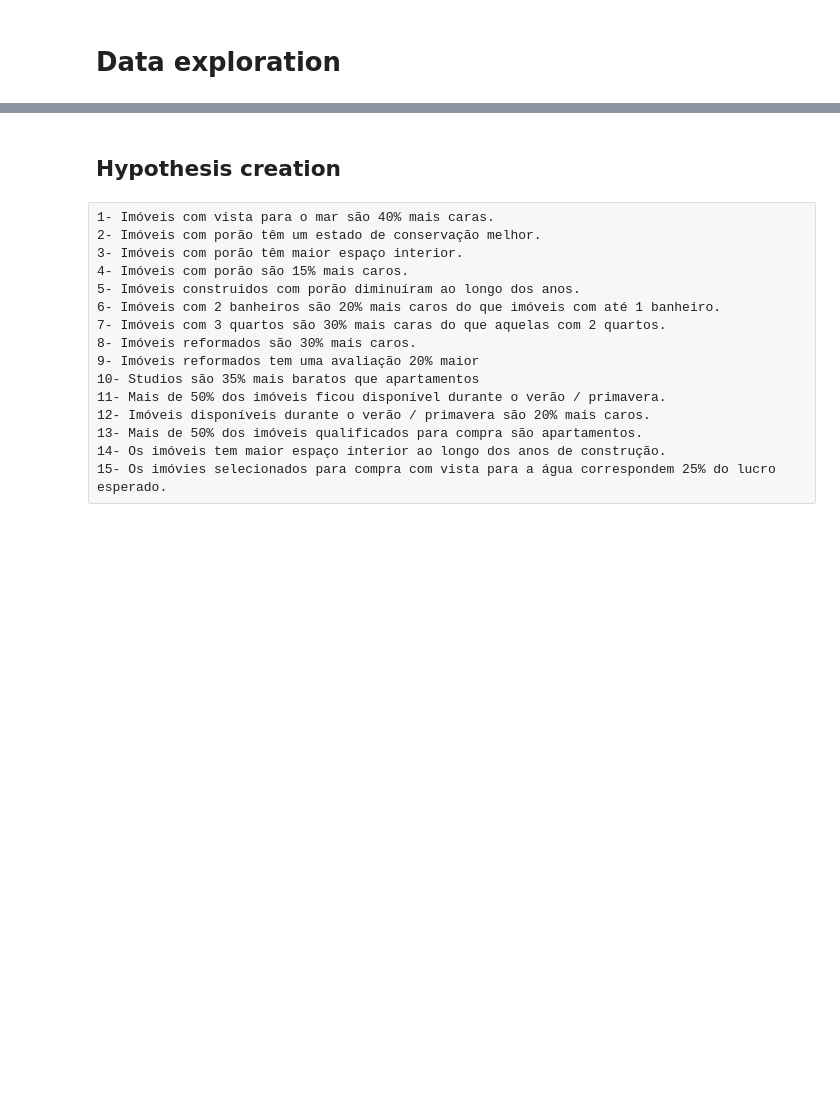
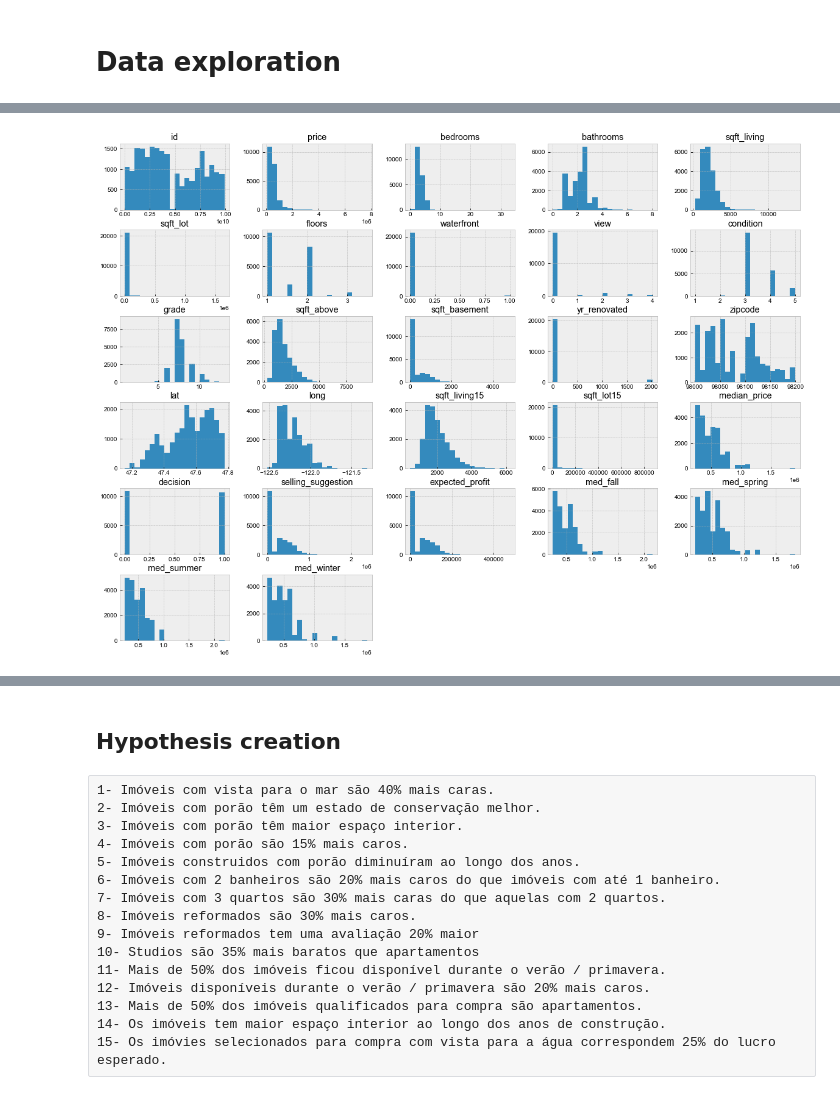
Before and after one commit to obregonrodrigo/house-rocket-insights, a Jupyter notebook: notebooks/notebook.ipynb, the cells around one changed output, grey strips where cells are left out. Cells and saved outputs as stored; diff of their text form; code cells hidden in the pictures; blank space fills up the shorter version.

```diff
--- a/notebooks/notebook.ipynb
+++ b/notebooks/notebook.ipynb
@@ -408,0 +459,8 @@ data[['id', 'price', 'zipcode', 'median_price', 'med_fall', 'med_spring', 'med_s
+# %%
+v_num = data.select_dtypes(include=['int64','float64'])
+v_cat = data.select_dtypes(exclude=['int64','float64','datetime64[ns]'])
+# %%
+v_num.hist(bins=20);
+sns.set_theme(style ='darkgrid')
+# %% [output]
+[figure, added]
```
Also changed, not shown: parts of 27 cells of this notebook, 3 other files.
